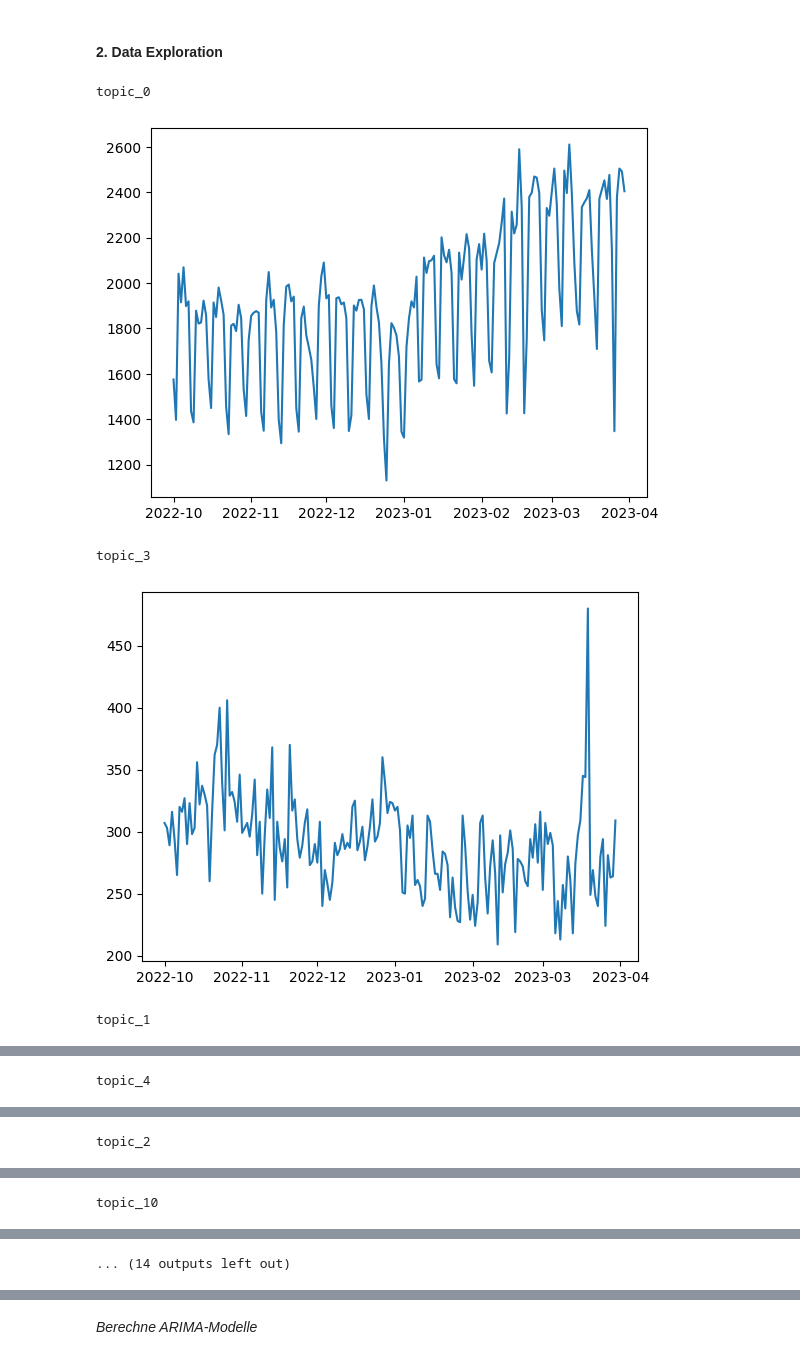
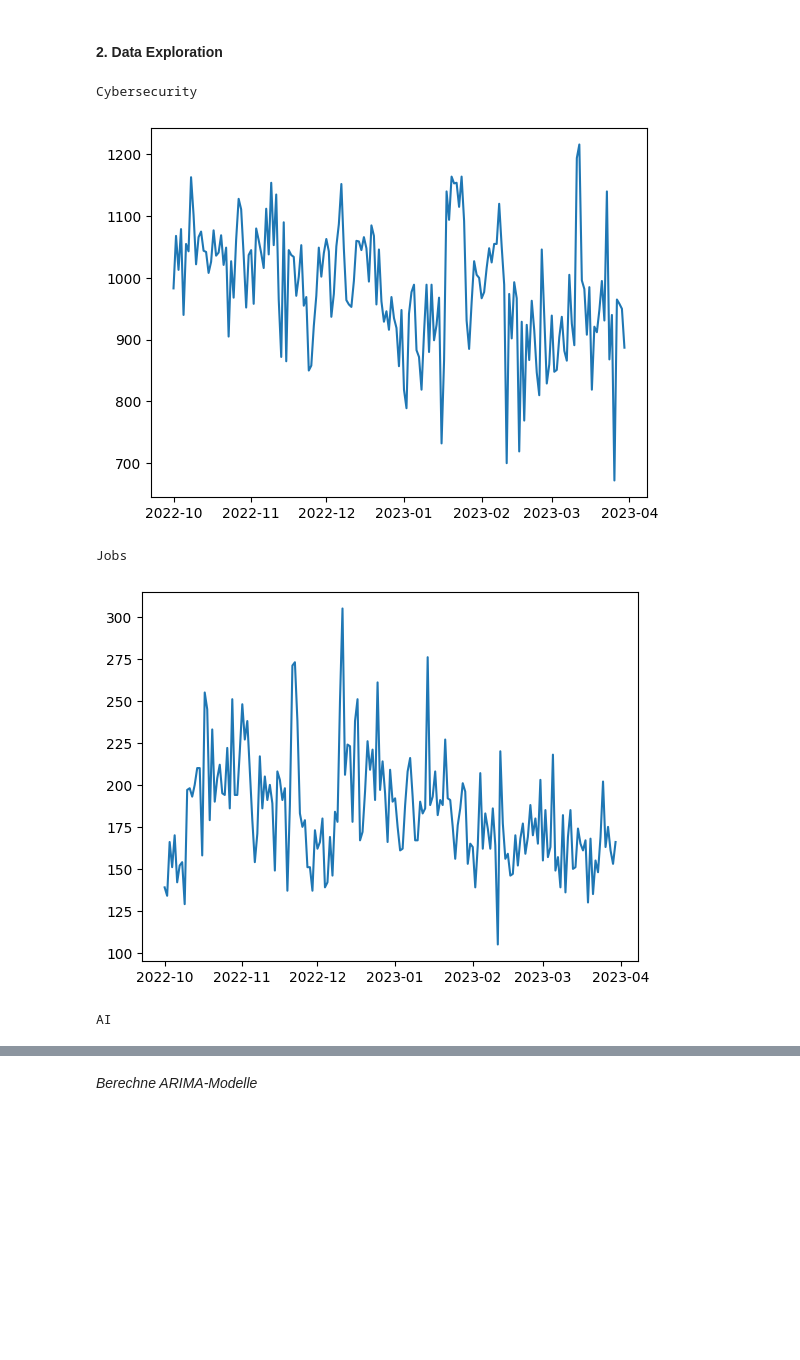
Before and after one commit to lukasschr/bachelorthesis-social-media-analytics, a Jupyter notebook: notebooks/04-Modeling-Evaluation.ipynb, the cells around one changed output, grey strips where cells are left out. Cells and saved outputs as stored; diff of their text form; code cells hidden in the pictures; blank space fills up the shorter version.

Commit message:
arima models updated; xgboost models implemented for testing

```diff
--- a/notebooks/04-Modeling-Evaluation.ipynb
+++ b/notebooks/04-Modeling-Evaluation.ipynb
@@ -301,0 +337,34 @@ for topic in list_of_topics:
+# %%
+import pandas as pd
+from src.utils import logger
+from src.models.arima import ArimaModel
+
+df = pd.read_feather('../data/modeling/topic_assigned_twitter_tweets.feather')
+
+logger.info(f"{df['topics'].isnull().sum()} tweets could not be assigned to a topic! -> Drop...")
+df.dropna(inplace=True)
+
+# explode on the "topics" column to convert each combination of values into separate rows
+df = df.explode('topics')
+df.rename(columns={'topics': 'topic'}, inplace=True)
+
+# remove unwanted topics from the DataFrame
+df = df.loc[df['topic'].isin([i - 1 for i in list_of_topics])]
+
+# resample the df to daily frequency, grouping by 'topics' and counting occurrences
+df = df.groupby('topic').resample('1D', on='date').size().rename('count').reset_index().set_index('date')
+
+# group the DataFrame by 'topics'
+df_groupby_topic = df.groupby('topic')
+
+# create an Arima object for each topic and save it in a list
+list_arima_models = []
+for topic, df in df_groupby_topic:
+    df.drop('topic', axis=1, inplace=True)
+
+    arima_model = ArimaModel()
+    arima_model.topic_id = topic + 1
+    arima_model.label = topic_label[topic + 1]
+    arima_model.data = df
+
+    list_arima_models.append(arima_model)
@@ -304,13 +375,13 @@ for topic in list_of_topics:
 # %%
 import matplotlib.pyplot as plt
 
-for topic, data in dict_tsf_data.items():
-    print(topic)
-    plt.plot(data['df'])
+for arima_model in list_arima_models:
+    print(arima_model.label)
+    plt.plot(arima_model.data)
     plt.show()
 # %% [output]
-topic_0
+Cybersecurity
-[figure, old version]
+[figure, new version]
-topic_3
+Jobs
-[figure, old version]
+[figure, new version]
-topic_1
+AI
@@ -318 +388,0 @@ topic_1
-topic_4
@@ -320 +388,0 @@ topic_4
-topic_2
@@ -322 +388,0 @@ topic_2
-topic_10
@@ -324,2 +389 @@ topic_10
-... (14 outputs left out)
 # %% [markdown]
```
Also changed, not shown: parts of 65 cells of this notebook, 2 other files.
